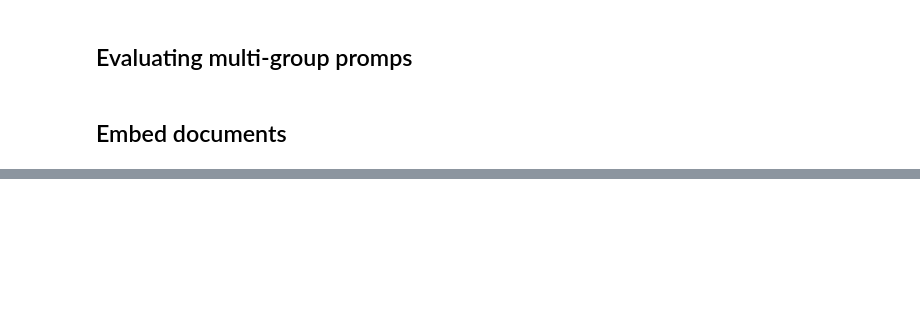
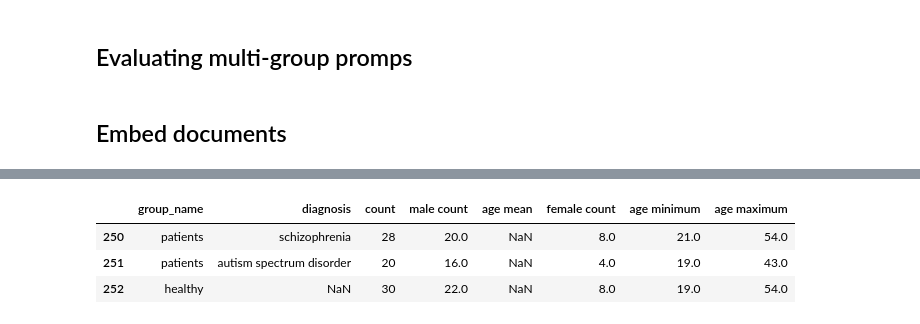
Before and after one commit to adelavega/biomed-llm-retrieval, a Jupyter notebook: 4) Mutli-group Prompts.ipynb, the cells around one changed output, grey strips where cells are left out. Saved outputs shown, nothing was run; the diff lists cells and outputs as text; code cells hidden in the pictures; blank space fills up the shorter version.

```diff
--- a/4) Mutli-group Prompts.ipynb
+++ b/4) Mutli-group Prompts.ipynb
@@ -46,0 +62,9 @@ split_markdown(t, delimiters=['##', '###'])
+# %%
+example_id = 8883821
+target = multi_group[multi_group.pmcid == example_id][['group_name', 'diagnosis', 'count', 'male count', 'age mean', 'female count', 'age minimum', 'age maximum']]
+target
+# %% [output]
+|  | group_name | diagnosis | count | male count | age mean | female count | age minimum | age maximum |
+| 250 | patients | schizophrenia | 28 | 20.0 | NaN | 8.0 | 21.0 | 54.0 |
+| 251 | patients | autism spectrum disorder | 20 | 16.0 | NaN | 4.0 | 19.0 | 43.0 |
+| 252 | healthy | NaN | 30 | 22.0 | NaN | 8.0 | 19.0 | 54.0 |
```
Also changed, not shown: parts of 33 cells of this notebook, 3 other files.
